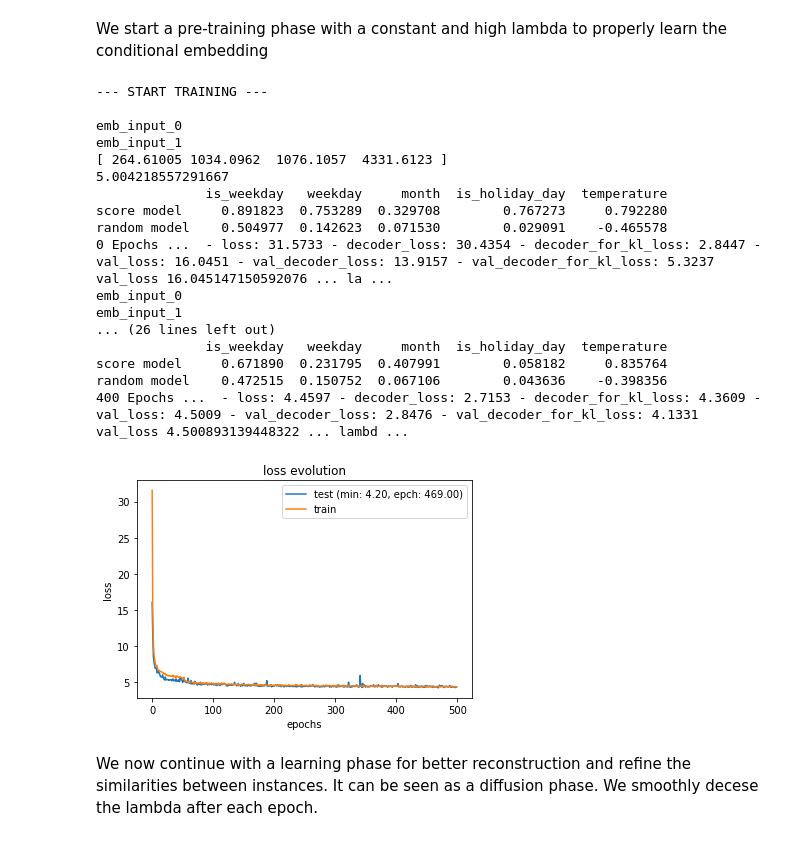
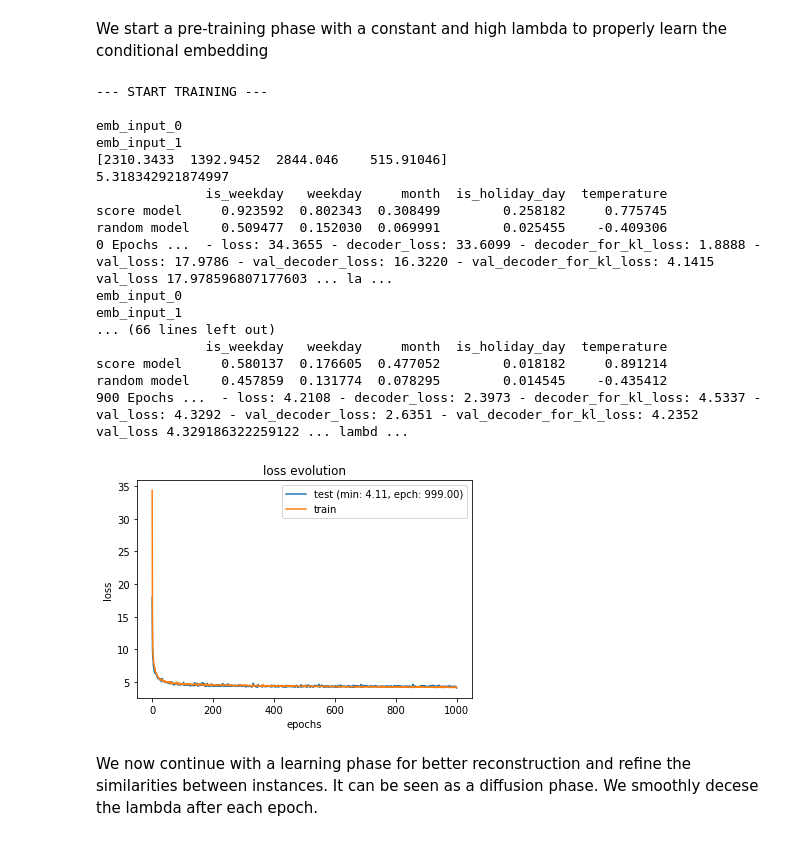
Before and after one commit to marota/Autoencoder_Embedding_Expert_Caracteristion_, a Jupyter notebook: notebooks/Experiment_5_CVAE-Days-Month-Holiday.ipynb, the cells around one changed output. Cells and saved outputs as stored; diff of their text form; code cells hidden in the pictures.

```diff
--- a/notebooks/Experiment_5_CVAE-Days-Month-Holiday.ipynb
+++ b/notebooks/Experiment_5_CVAE-Days-Month-Holiday.ipynb
@@ -292,41 +298,41 @@ We start a pre-training phase with a constant and high lambda to properly learn
 # %%
 import warnings
 warnings.filterwarnings('ignore')
 
 lambda_decreaseRate=0.0
 lambda_min=0.01 #p
 
 #Turn it to True to train the model. Otherwise you can directly load on already trained model below
 runTraining=True
 runBatchCallback=True #In this callback we compute feature scores which is a bit long
 
 if runTraining:#Training a neural network requires some computing power and the CPUs in MyBinder environment can be a bit slow. If you don't use callbacks it can be faster also
 
     if runBatchCallback:
         out_batch = NEpochLogger(x_train_data=dataset['train']['x'], display=100,x_conso=x_conso,calendar_info=calendar_info)
-        model.main_train(dataset, training_epochs=500, batch_size=32, verbose=0,callbacks=[tensorboard,out_batch],validation_split=0.1)
+        model.main_train(dataset, training_epochs=1000, batch_size=32, verbose=0,callbacks=[tensorboard,out_batch],validation_split=0.1)
     else:
         #use verbose=1 to see logs of training at every epoch
-        model.main_train(dataset, training_epochs=500, batch_size=32, verbose=0,callbacks=[tensorboard],validation_split=0.1)
+        model.main_train(dataset, training_epochs=1000, batch_size=32, verbose=0,callbacks=[tensorboard],validation_split=0.1)
 # %% [output]
 --- START TRAINING ---
 
 emb_input_0
 emb_input_1
-[ 264.61005 1034.0962  1076.1057  4331.6123 ]
-5.004218557291667
+[2310.3433  1392.9452  2844.046    515.91046]
+5.318342921874997
               is_weekday   weekday     month  is_holiday_day  temperature
-score model     0.891823  0.753289  0.329708        0.767273     0.792280
-random model    0.504977  0.142623  0.071530        0.029091    -0.465578
-0 Epochs ...  - loss: 31.5733 - decoder_loss: 30.4354 - decoder_for_kl_loss: 2.8447 - val_loss: 16.0451 - val_decoder_loss: 13.9157 - val_decoder_for_kl_loss: 5.3237 val_loss 16.045147150592076 ... la ...
+score model     0.923592  0.802343  0.308499        0.258182     0.775745
+random model    0.509477  0.152030  0.069991        0.025455    -0.409306
+0 Epochs ...  - loss: 34.3655 - decoder_loss: 33.6099 - decoder_for_kl_loss: 1.8888 - val_loss: 17.9786 - val_decoder_loss: 16.3220 - val_decoder_for_kl_loss: 4.1415 val_loss 17.978596807177603 ... la ...
 emb_input_0
 emb_input_1
-... (26 lines left out)
+... (66 lines left out)
               is_weekday   weekday     month  is_holiday_day  temperature
-score model     0.671890  0.231795  0.407991        0.058182     0.835764
-random model    0.472515  0.150752  0.067106        0.043636    -0.398356
-400 Epochs ...  - loss: 4.4597 - decoder_loss: 2.7153 - decoder_for_kl_loss: 4.3609 - val_loss: 4.5009 - val_decoder_loss: 2.8476 - val_decoder_for_kl_loss: 4.1331 val_loss 4.500893139448322 ... lambd ...
+score model     0.580137  0.176605  0.477052        0.018182     0.891214
+random model    0.457859  0.131774  0.078295        0.014545    -0.435412
+900 Epochs ...  - loss: 4.2108 - decoder_loss: 2.3973 - decoder_for_kl_loss: 4.5337 - val_loss: 4.3292 - val_decoder_loss: 2.6351 - val_decoder_for_kl_loss: 4.2352 val_loss 4.329186322259122 ... lambd ...
-[figure, old version]
+[figure, new version]
 # %% [markdown]
 We now continue with a learning phase for better reconstruction and refine the similarities between instances. It can be seen as a diffusion phase. We smoothly decese the lambda after each epoch.
 # %%
```
Also changed, not shown: parts of 16 cells of this notebook, 3 other files.
